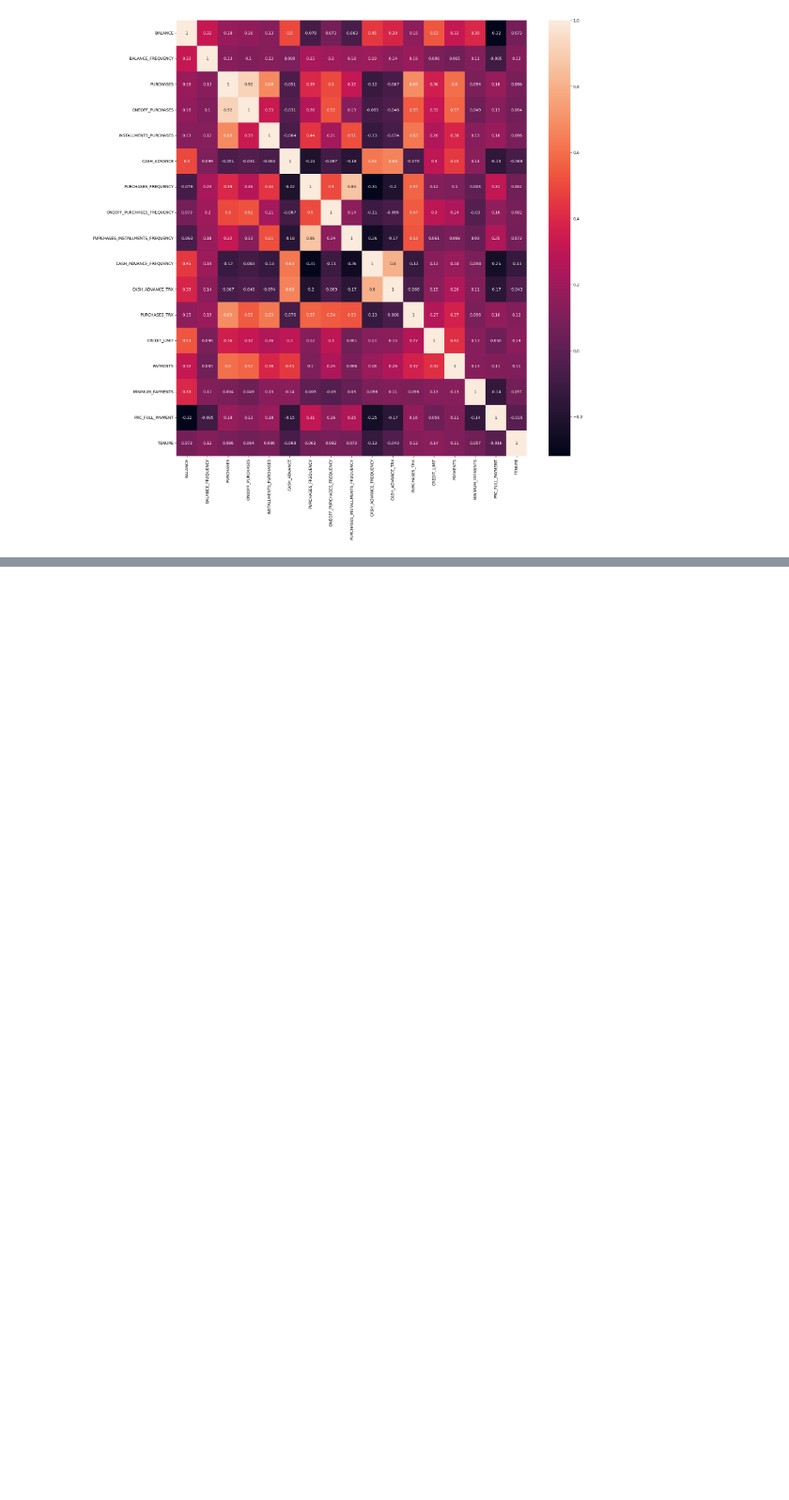
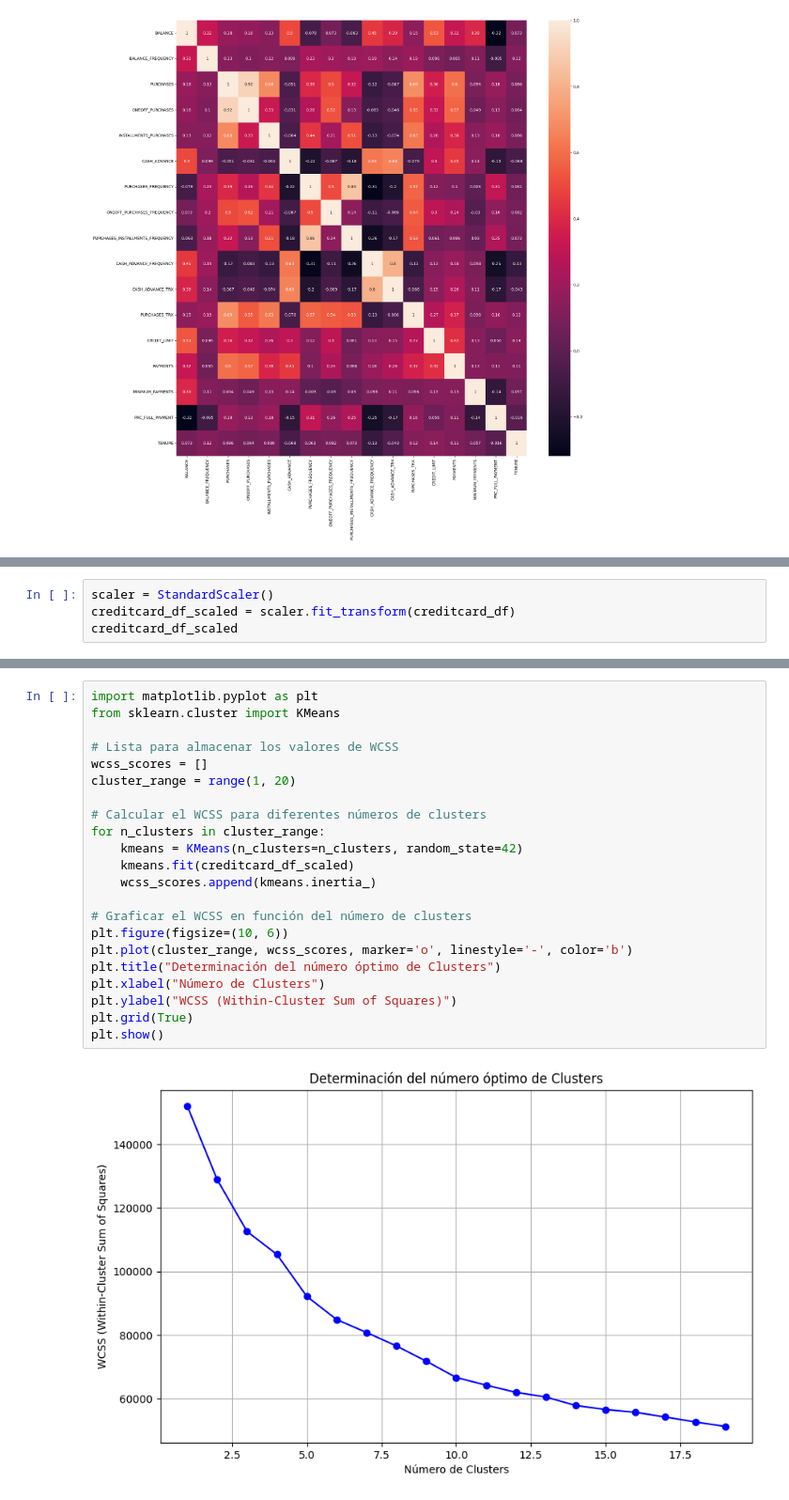
Before and after one commit to CD-AC/DataScience-CustomerSegmentation, a Jupyter notebook: DataSciense_CustomerSegmentation.ipynb, the cells around one changed output, grey strips where cells are left out. Shown at 94% size. Cells and saved outputs as stored; diff of their text form; blank space fills up the shorter version.

```diff
--- a/DataSciense_CustomerSegmentation.ipynb
+++ b/DataSciense_CustomerSegmentation.ipynb
@@ -130,0 +133,4 @@ sns.heatmap(correlations, annot = True)
+# %%
+scaler = StandardScaler()
+creditcard_df_scaled = scaler.fit_transform(creditcard_df)
+creditcard_df_scaled
@@ -130,0 +151,24 @@ sns.heatmap(correlations, annot = True)
+# %%
+import matplotlib.pyplot as plt
+from sklearn.cluster import KMeans
+
+# Lista para almacenar los valores de WCSS
+wcss_scores = []
+cluster_range = range(1, 20)
+
+# Calcular el WCSS para diferentes números de clusters
+for n_clusters in cluster_range:
+    kmeans = KMeans(n_clusters=n_clusters, random_state=42)
+    kmeans.fit(creditcard_df_scaled)
+    wcss_scores.append(kmeans.inertia_)
+
+# Graficar el WCSS en función del número de clusters
+plt.figure(figsize=(10, 6))
+plt.plot(cluster_range, wcss_scores, marker='o', linestyle='-', color='b')
+plt.title("Determinación del número óptimo de Clusters")
+plt.xlabel("Número de Clusters")
+plt.ylabel("WCSS (Within-Cluster Sum of Squares)")
+plt.grid(True)
+plt.show()
+# %% [output]
+[figure, added]
```
Also changed, not shown: parts of 2 cells of this notebook.
